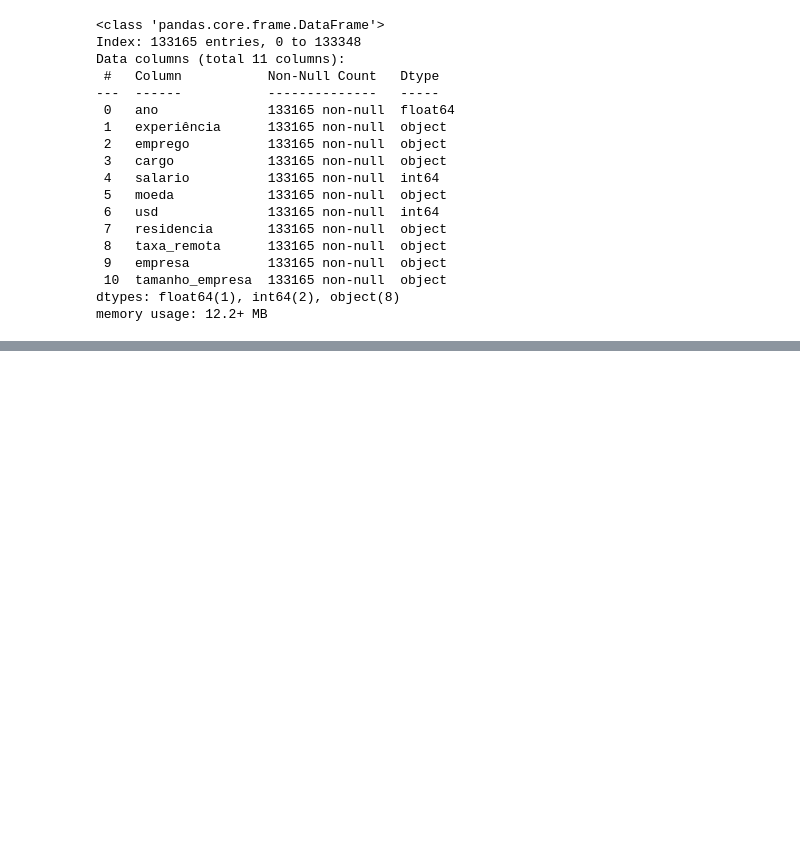
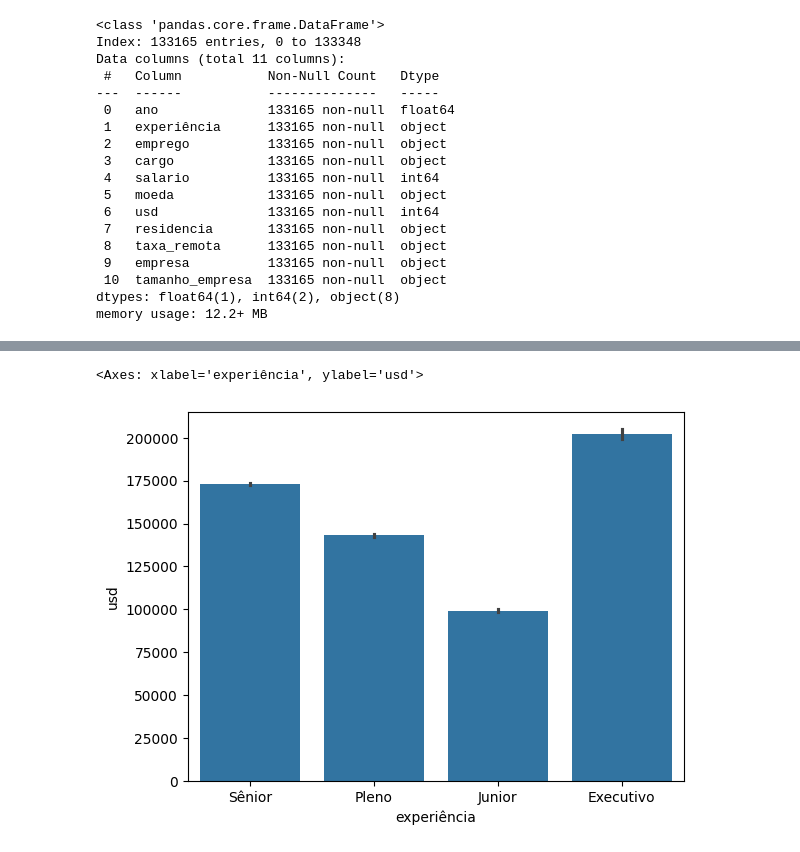
Before and after one commit to enzooxfps/Dados, a Jupyter notebook: GitHub1/Dados.ipynb, the cells around one changed output, grey strips where cells are left out. Saved outputs shown, nothing was run; the diff lists cells and outputs as text; code cells hidden in the pictures; blank space fills up the shorter version.

```diff
--- a/GitHub1/Dados.ipynb
+++ b/GitHub1/Dados.ipynb
@@ -281,0 +290,6 @@ dados_limpos.head()
+# %%
+import seaborn as sns
+sns.barplot(data = dados_limpos, x = "experiência", y = "usd")
+# %% [output]
+<Axes: xlabel='experiência', ylabel='usd'>
+[figure, added]
```
Also changed, not shown: parts of 11 cells of this notebook.
